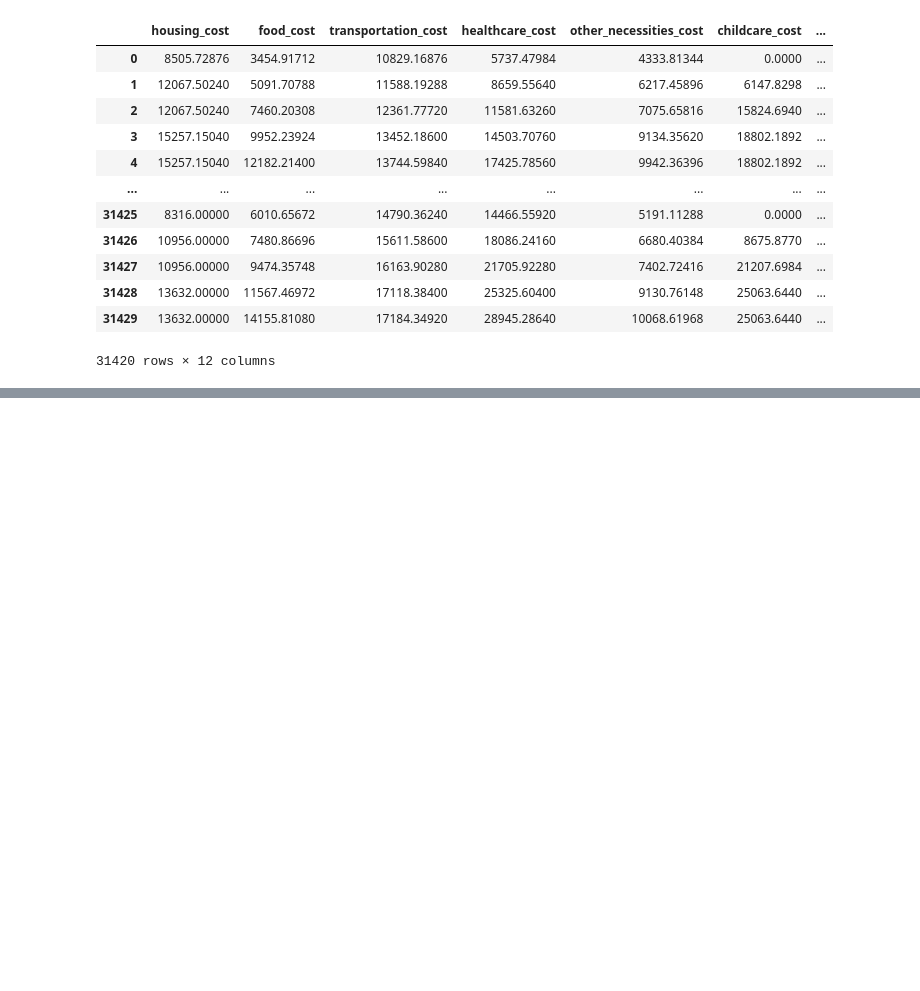
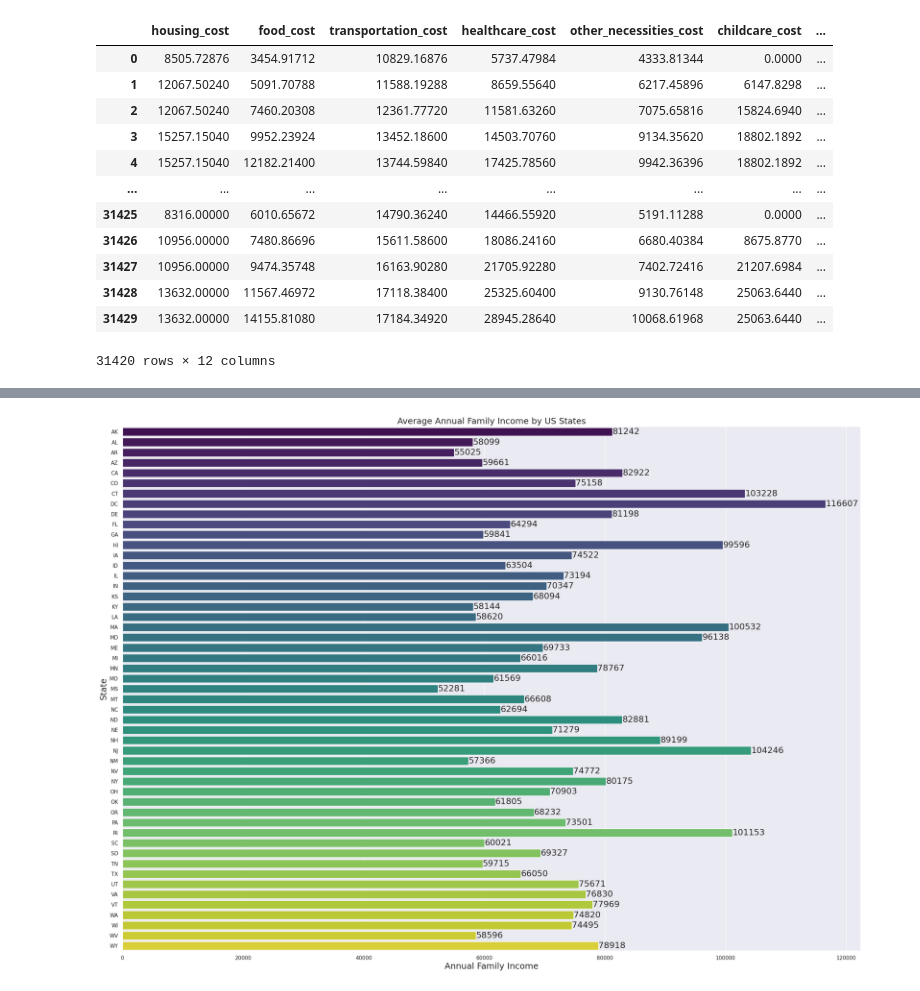
Before and after one commit to loisstetson/Project-4-Cost-of-Living, a Jupyter notebook: Cost_of_Living_colab.ipynb, the cells around one changed output, grey strips where cells are left out. Saved outputs shown, nothing was run; the diff lists cells and outputs as text; code cells hidden in the pictures; blank space fills up the shorter version.

```diff
--- a/Cost_of_Living_colab.ipynb
+++ b/Cost_of_Living_colab.ipynb
@@ -276,0 +396,20 @@ mse
+# %%
+# Create a cool and colorful plot
+plt.figure(figsize=(28, 20))
+colors = sns.color_palette('viridis', len(average_income_by_states))
+
+# Create a horizontal bar plot
+ax = sns.barplot(x=average_income_by_states.values, y=average_income_by_states.index, palette=colors)
+
+# Set bar annotations
+ax.bar_label(ax.containers[0], fontsize=18, fmt='%d')
+
+# Configure the plot
+plt.title('Average Annual Family Income by US States', fontsize=18)
+plt.xlabel('Annual Family Income', fontsize=18)
+plt.ylabel('State', fontsize=18)
+
+# Show the plot
+plt.show()
+# %% [output]
+[figure, added]
```
Also changed, not shown: parts of 11 cells of this notebook.
